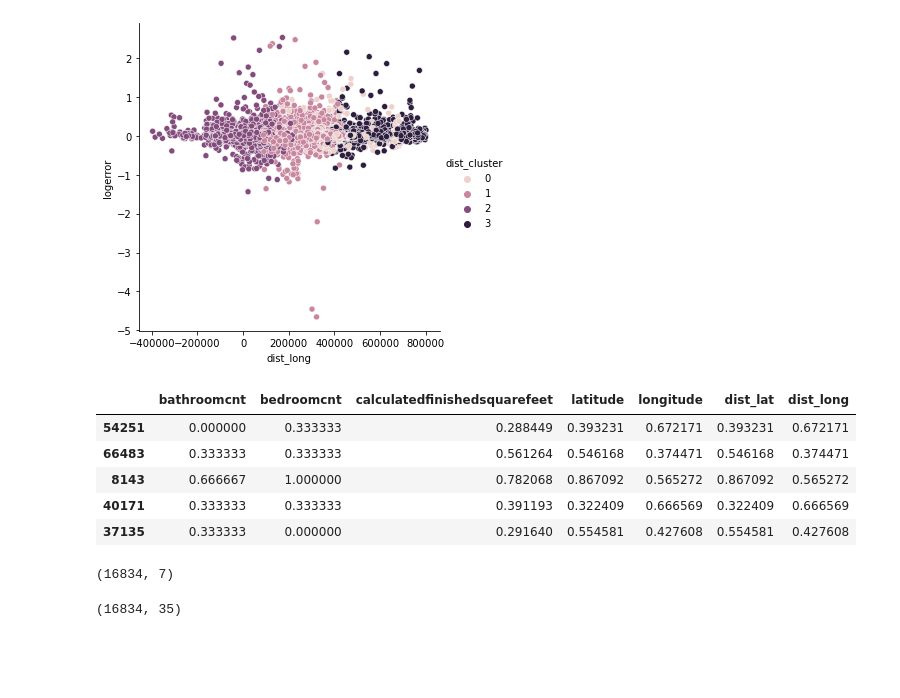
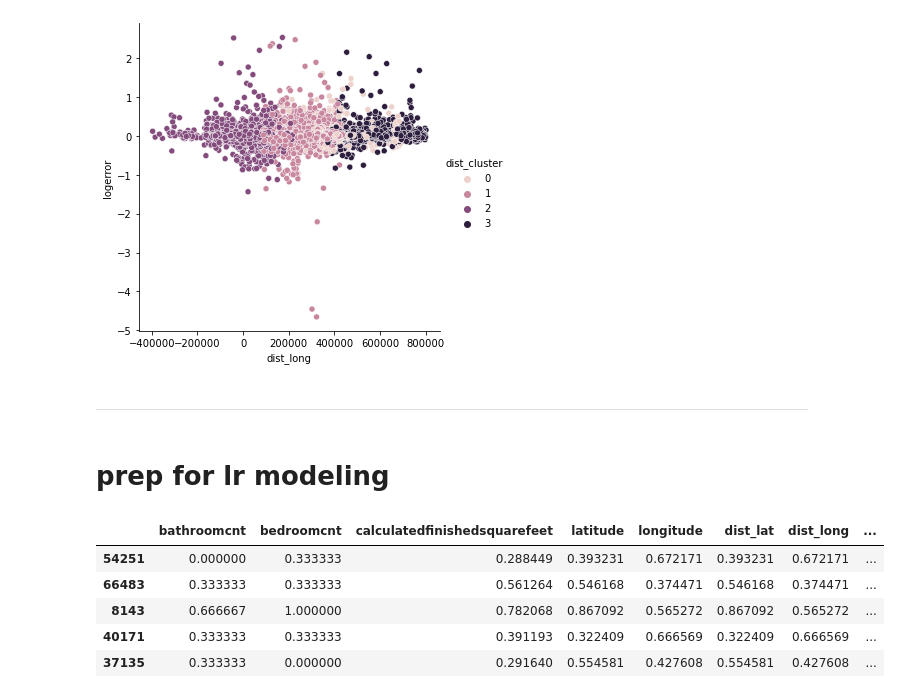
Before and after one commit to NSharick/clustering-project, a Jupyter notebook: exploration_notebook_2_clustering_project.ipynb, the cells around one changed output. Cells and saved outputs as stored; diff of their text form; code cells hidden in the pictures; blank space fills up the shorter version.

```diff
--- a/exploration_notebook_2_clustering_project.ipynb
+++ b/exploration_notebook_2_clustering_project.ipynb
@@ -760,20 +763,28 @@ plt.show()
 # %% [output]
 [figure]
 [figure]
+# %% [markdown]
+---
+# %% [markdown]
+# prep for lr modeling
+# %%
+lrmodel_train1_df = lr_model_prep(cluster_df1_train, train1)
+lrmodel_val1_df = lr_model_prep(cluster_df1_val, validate1)
+lrmodel_test1_df = lr_model_prep(cluster_df1_test, test1)
+
+lrmodel_train2_df = lr_model_prep(cluster_df2_train, train2)
+lrmodel_val2_df = lr_model_prep(cluster_df2_val, validate2)
+lrmodel_test2_df = lr_model_prep(cluster_df2_test, test2)
+
+lrmodel_train3_df = lr_model_prep(cluster_df3_train, train3)
+lrmodel_val3_df = lr_model_prep(cluster_df3_val, validate3)
+lrmodel_test3_df = lr_model_prep(cluster_df3_test, test3)
 # %%
-cluster_df1_train.head()
+lrmodel_train1_df.head()
 # %% [output]
-|  | bathroomcnt | bedroomcnt | calculatedfinishedsquarefeet | latitude | longitude | dist_lat | dist_long |
-| 54251 | 0.000000 | 0.333333 | 0.288449 | 0.393231 | 0.672171 | 0.393231 | 0.672171 |
-| 66483 | 0.333333 | 0.333333 | 0.561264 | 0.546168 | 0.374471 | 0.546168 | 0.374471 |
-| 8143 | 0.666667 | 1.000000 | 0.782068 | 0.867092 | 0.565272 | 0.867092 | 0.565272 |
-| 40171 | 0.333333 | 0.333333 | 0.391193 | 0.322409 | 0.666569 | 0.322409 | 0.666569 |
-| 37135 | 0.333333 | 0.000000 | 0.291640 | 0.554581 | 0.427608 | 0.554581 | 0.427608 |
+|  | bathroomcnt | bedroomcnt | calculatedfinishedsquarefeet | latitude | longitude | dist_lat | dist_long | ... |
+| 54251 | 0.000000 | 0.333333 | 0.288449 | 0.393231 | 0.672171 | 0.393231 | 0.672171 | ... |
+| 66483 | 0.333333 | 0.333333 | 0.561264 | 0.546168 | 0.374471 | 0.546168 | 0.374471 | ... |
+| 8143 | 0.666667 | 1.000000 | 0.782068 | 0.867092 | 0.565272 | 0.867092 | 0.565272 | ... |
+| 40171 | 0.333333 | 0.333333 | 0.391193 | 0.322409 | 0.666569 | 0.322409 | 0.666569 | ... |
+| 37135 | 0.333333 | 0.000000 | 0.291640 | 0.554581 | 0.427608 | 0.554581 | 0.427608 | ... |
-# %%
-cluster_df1_train.shape
-# %% [output]
-(16834, 7)
-# %%
-train1.shape
-# %% [output]
-(16834, 35)
```
Also changed, not shown: parts of 26 cells of this notebook, 2 other files.
